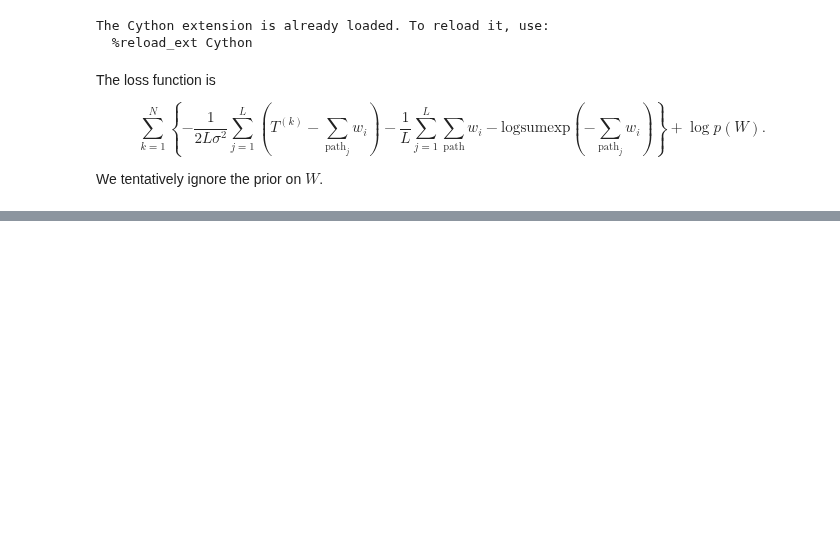
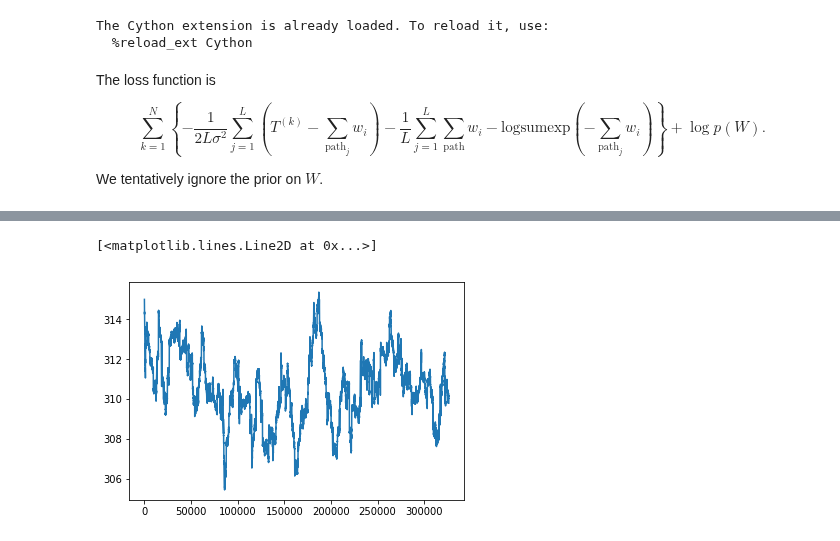
Before and after one commit to M20190649/cs281-final-taxi, a Jupyter notebook: 2017-11-27_JC_model.ipynb, the cells around one changed output, grey strips where cells are left out. Drawn from its saved outputs; the diff is of its cells as text; code cells hidden in the pictures; blank space fills up the shorter version.

```diff
--- a/2017-11-27_JC_model.ipynb
+++ b/2017-11-27_JC_model.ipynb
@@ -130,3 +136,14 @@ plt.xscale('log')
+# %%
+# running average via convolution
+N = 100000
+plt.plot(
+    np.convolve(np.array(losses), np.ones((N,))/N, mode='valid'))
+# # plt.xscale('log')
+# #plt.yscale('log')
+# plt.xlim((10000,len(losses)))
+# %% [output]
+[<matplotlib.lines.Line2D at 0x...>]
+[figure, added]
 # %%
 plt.figure(figsize=(10,10))
 plt.imshow(softplus(weights).data.numpy().T, origin='lower',
```
Also changed, not shown: parts of 6 cells of this notebook.
